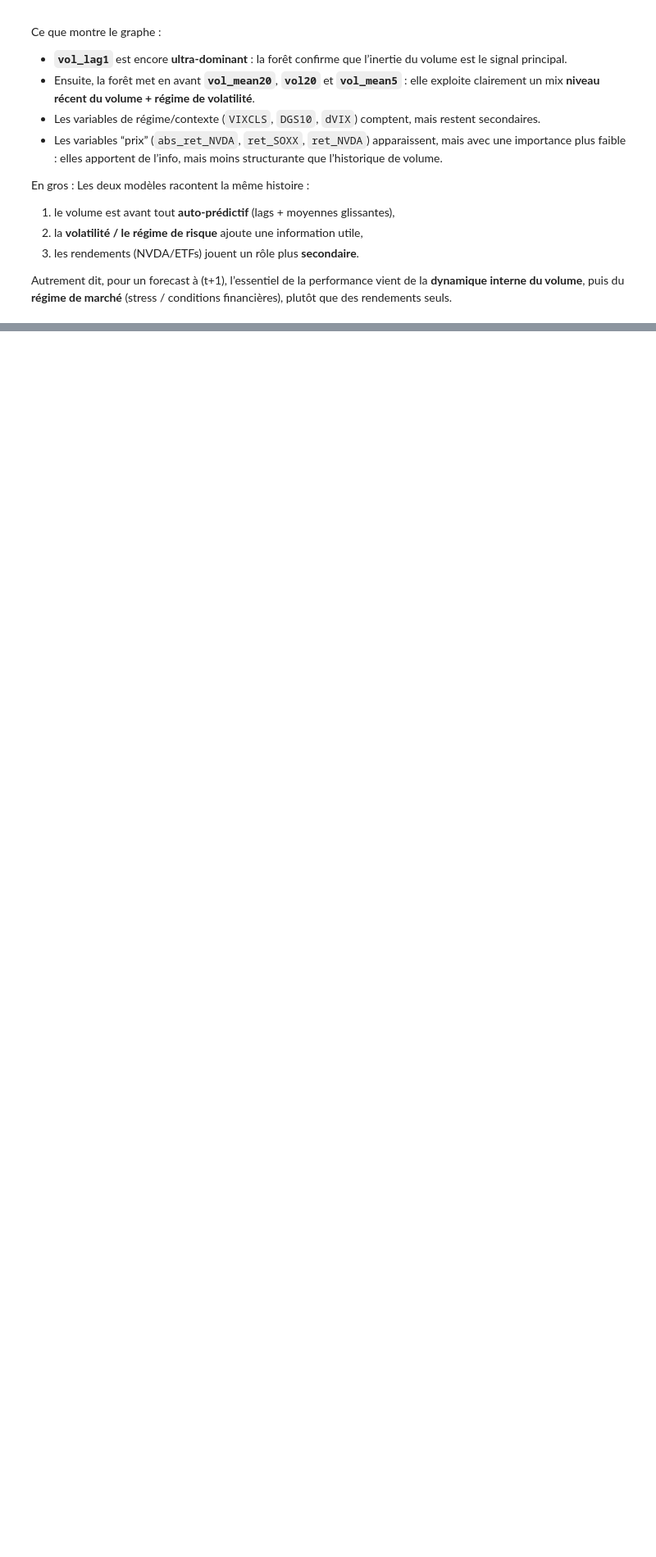
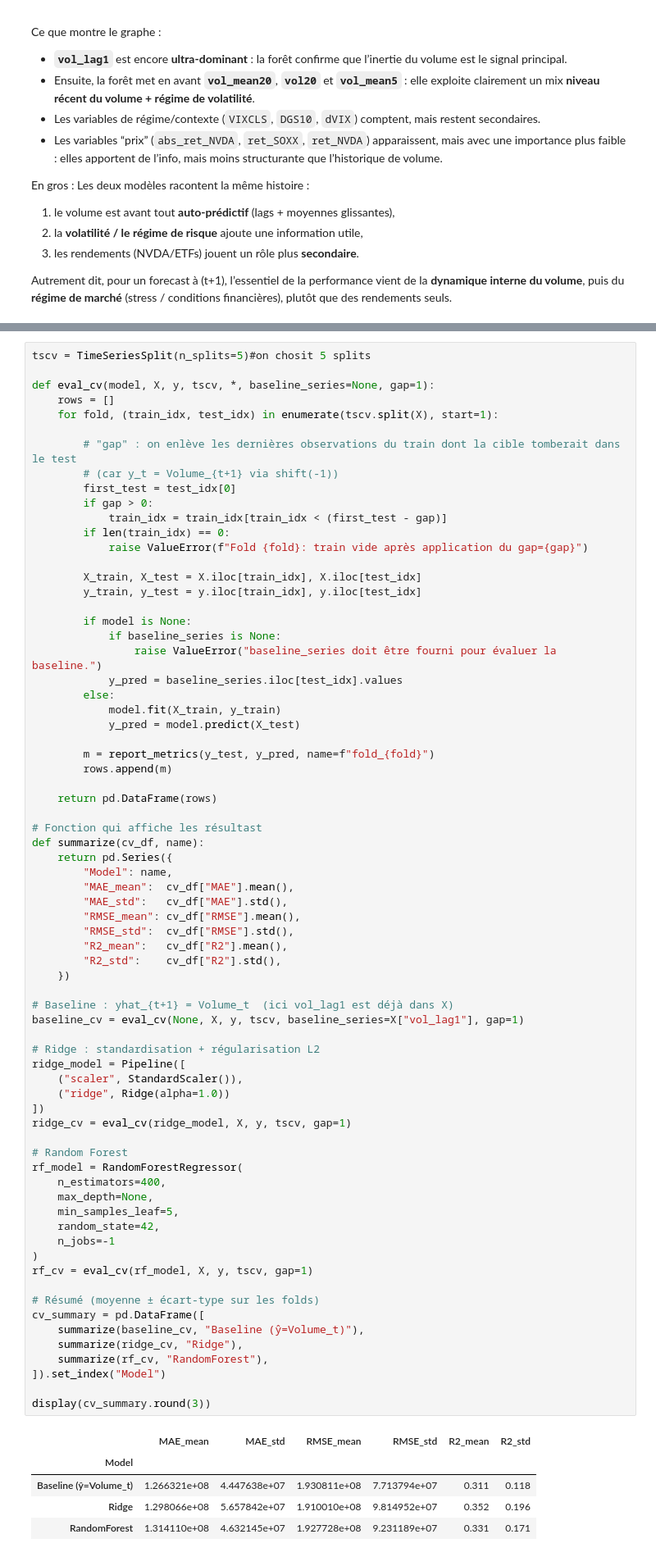
Before and after one commit to JoelKt29/Python-pour-la-data, a Jupyter notebook: Final copy.ipynb, the cells around one changed output, grey strips where cells are left out. Shown at 82% size. Drawn from its saved outputs; the diff is of its cells as text; blank space fills up the shorter version.

```diff
--- a/Final copy.ipynb
+++ b/Final copy.ipynb
@@ -1560,3 +1562,80 @@ Pour chaque modèle (baseline, Ridge, Random Forest), on :
 - puis résume par une **moyenne** (niveau de performance) et un **écart-type** (stabilité).
 
 La conclusion recherchée est simple : identifier le modèle qui est **à la fois performant et stable** dans le temps, dans un cadre de prévision réaliste.
+# %%
+tscv = TimeSeriesSplit(n_splits=5)#on chosit 5 splits
+
+def eval_cv(model, X, y, tscv, *, baseline_series=None, gap=1):
+    rows = []
+    for fold, (train_idx, test_idx) in enumerate(tscv.split(X), start=1):
+
+        # "gap" : on enlève les dernières observations du train dont la cible tomberait dans le test
+        # (car y_t = Volume_{t+1} via shift(-1))
+        first_test = test_idx[0]
+        if gap > 0:
+            train_idx = train_idx[train_idx < (first_test - gap)]
+        if len(train_idx) == 0:
+            raise ValueError(f"Fold {fold}: train vide après application du gap={gap}")
+
+        X_train, X_test = X.iloc[train_idx], X.iloc[test_idx]
+        y_train, y_test = y.iloc[train_idx], y.iloc[test_idx]
+
+        if model is None:
+            if baseline_series is None:
+                raise ValueError("baseline_series doit être fourni pour évaluer la baseline.")
+            y_pred = baseline_series.iloc[test_idx].values
+        else:
+            model.fit(X_train, y_train)
+            y_pred = model.predict(X_test)
+
+        m = report_metrics(y_test, y_pred, name=f"fold_{fold}")
+        rows.append(m)
+
+    return pd.DataFrame(rows)
+
+# Fonction qui affiche les résultast
+def summarize(cv_df, name):
+    return pd.Series({
+        "Model": name,
+        "MAE_mean":  cv_df["MAE"].mean(),
+        "MAE_std":   cv_df["MAE"].std(),
+        "RMSE_mean": cv_df["RMSE"].mean(),
+        "RMSE_std":  cv_df["RMSE"].std(),
+        "R2_mean":   cv_df["R2"].mean(),
+        "R2_std":    cv_df["R2"].std(),
+    })
+
+# Baseline : yhat_{t+1} = Volume_t  (ici vol_lag1 est déjà dans X)
+baseline_cv = eval_cv(None, X, y, tscv, baseline_series=X["vol_lag1"], gap=1)
+
+# Ridge : standardisation + régularisation L2
+ridge_model = Pipeline([
+    ("scaler", StandardScaler()),
+    ("ridge", Ridge(alpha=1.0))
+])
+ridge_cv = eval_cv(ridge_model, X, y, tscv, gap=1)
+
+# Random Forest
+rf_model = RandomForestRegressor(
+    n_estimators=400,
+    max_depth=None,
+    min_samples_leaf=5,
+    random_state=42,
+    n_jobs=-1
+)
+rf_cv = eval_cv(rf_model, X, y, tscv, gap=1)
+
+# Résumé (moyenne ± écart-type sur les folds)
+cv_summary = pd.DataFrame([
+    summarize(baseline_cv, "Baseline (ŷ=Volume_t)"),
+    summarize(ridge_cv, "Ridge"),
+    summarize(rf_cv, "RandomForest"),
+]).set_index("Model")
+
+display(cv_summary.round(3))
+# %% [output]
+|  | MAE_mean | MAE_std | RMSE_mean | RMSE_std | R2_mean | R2_std |
+| Model |  |  |  |  |  |  |
+| Baseline (ŷ=Volume_t) | 1.266321e+08 | 4.447638e+07 | 1.930811e+08 | 7.713794e+07 | 0.311 | 0.118 |
+| Ridge | 1.298066e+08 | 5.657842e+07 | 1.910010e+08 | 9.814952e+07 | 0.352 | 0.196 |
+| RandomForest | 1.314110e+08 | 4.632145e+07 | 1.927728e+08 | 9.231189e+07 | 0.331 | 0.171 |
```
Also changed, not shown: parts of 4 cells of this notebook.
